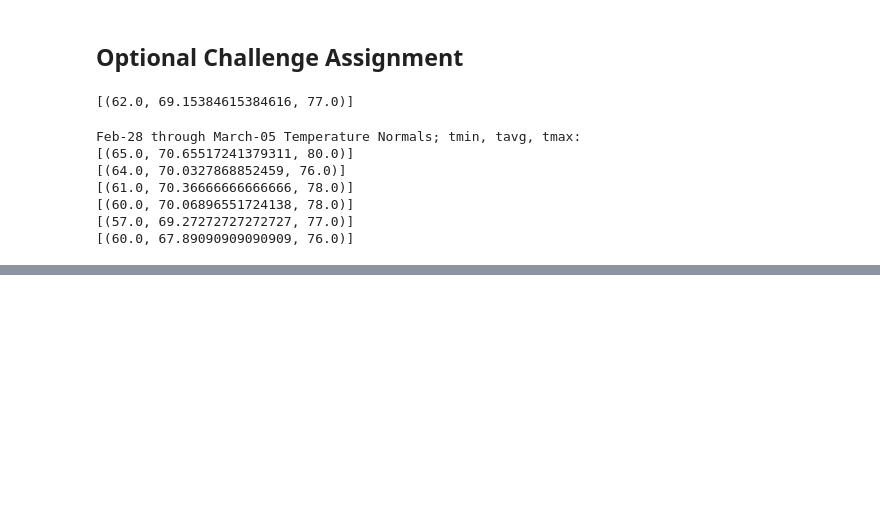
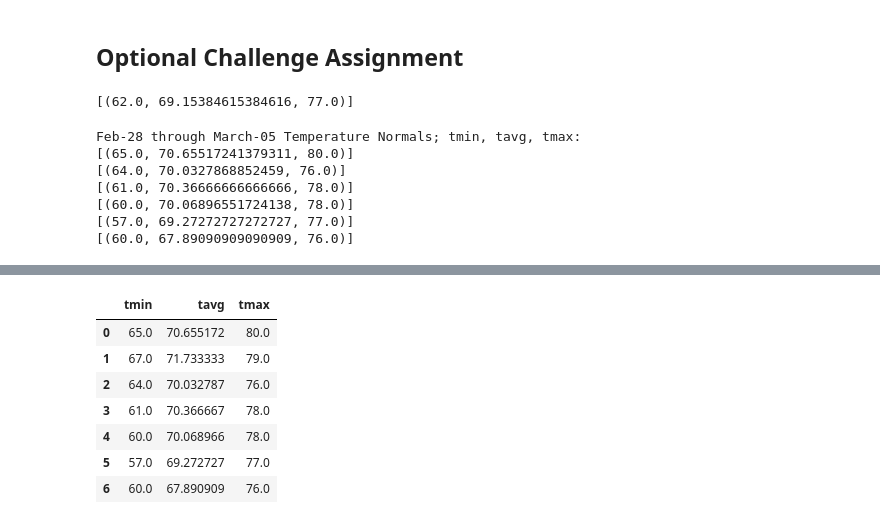
Before and after one commit to PaulBStephens/HW_SQLAlchemy, a Jupyter notebook: climate_starterPS.ipynb, the cells around one changed output, grey strips where cells are left out. Drawn from its saved outputs; the diff is of its cells as text; code cells hidden in the pictures; blank space fills up the shorter version.

```diff
--- a/climate_starterPS.ipynb
+++ b/climate_starterPS.ipynb
@@ -277,2 +308,27 @@ Feb-28 through March-05 Temperature Normals; tmin, tavg, tmax:
+# %%
+# Load the previous query results into a Pandas DataFrame and add the `trip_dates` range as the `date` index
+
+# Create a dataframe from the previous query
+daily_normals_df= pd.DataFrame(daily_normals,columns=['tmin', 'tavg', 'tmax'])
+
+# Add trip_dates to Pandas DataFrame
+# daily_normals_df['date']= trip_dates
+
+# # Change datatype from element to datetime object on Pandas, makes x axis title to add
+# daily_normals_df['date'] = pd.to_datetime(daily_normals_df['date'], format='%Y-%m-%d')
+
+# # Set index to date
+# daily_normals_df.set_index('date',inplace=True)
+
+daily_normals_df
+# %% [output]
+|  | tmin | tavg | tmax |
+| 0 | 65.0 | 70.655172 | 80.0 |
+| 1 | 67.0 | 71.733333 | 79.0 |
+| 2 | 64.0 | 70.032787 | 76.0 |
+| 3 | 61.0 | 70.366667 | 78.0 |
+| 4 | 60.0 | 70.068966 | 78.0 |
+| 5 | 57.0 | 69.272727 | 77.0 |
+| 6 | 60.0 | 67.890909 | 76.0 |
 # %%
 # Plot the daily normals as an area plot with `stacked=False`
```
Also changed, not shown: parts of 7 cells of this notebook, 5 other files.
